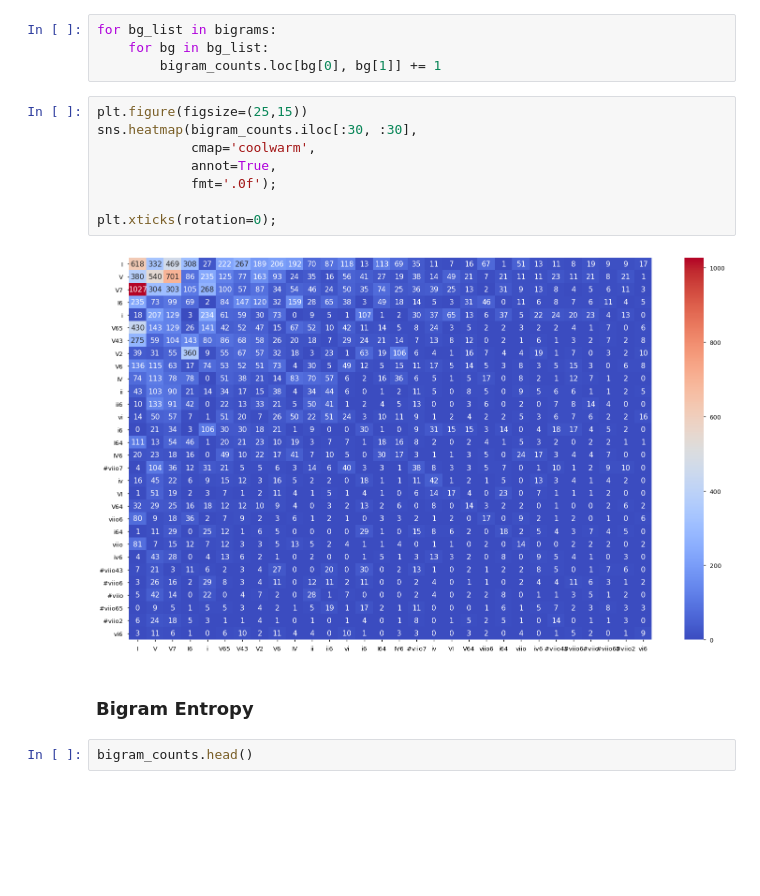
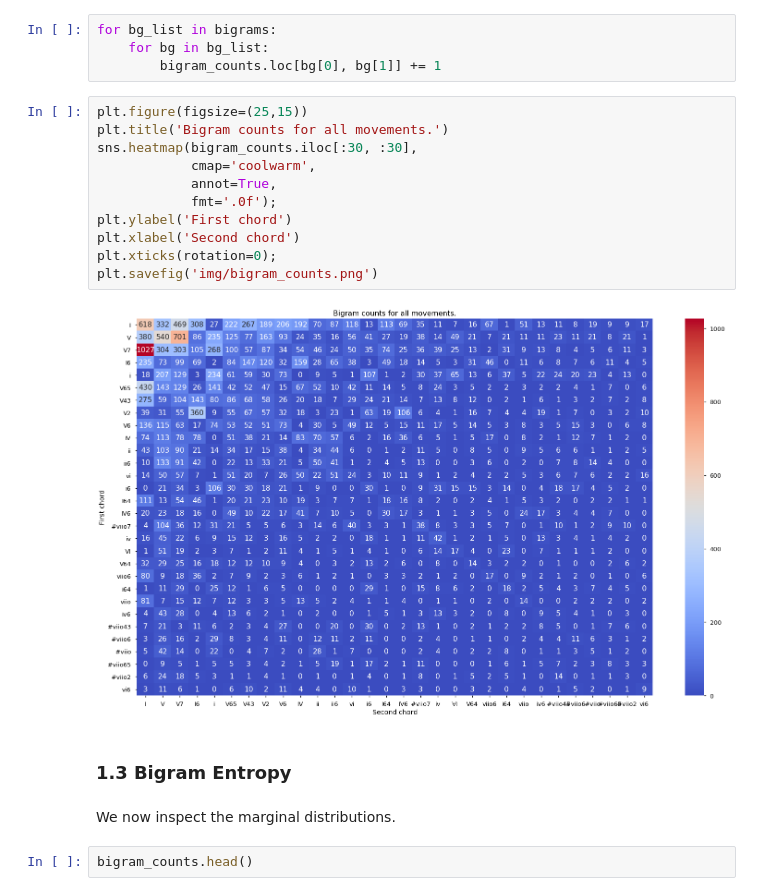
Before and after one commit to DCMLab/ABC, a Jupyter notebook: analysis_abc.ipynb, the cells around one changed output. Drawn from its saved outputs; the diff is of its cells as text; blank space fills up the shorter version.

```diff
--- a/analysis_abc.ipynb
+++ b/analysis_abc.ipynb
@@ -105,16 +112,21 @@ for bg_list in bigrams:
         bigram_counts.loc[bg[0], bg[1]] += 1
 # %%
 plt.figure(figsize=(25,15))
+plt.title('Bigram counts for all movements.')
 sns.heatmap(bigram_counts.iloc[:30, :30],
             cmap='coolwarm',
             annot=True,
             fmt='.0f');
-
+plt.ylabel('First chord')
+plt.xlabel('Second chord')
 plt.xticks(rotation=0);
+plt.savefig('img/bigram_counts.png')
 # %% [output]
-[figure, old version]
+[figure, new version]
 # %% [markdown]
-### Bigram Entropy
+### 1.3 Bigram Entropy
+# %% [markdown]
+We now inspect the marginal distributions.
 # %%
 bigram_counts.head()
 # %% [output]
```
Also changed, not shown: parts of 53 cells of this notebook, 31 other files.
